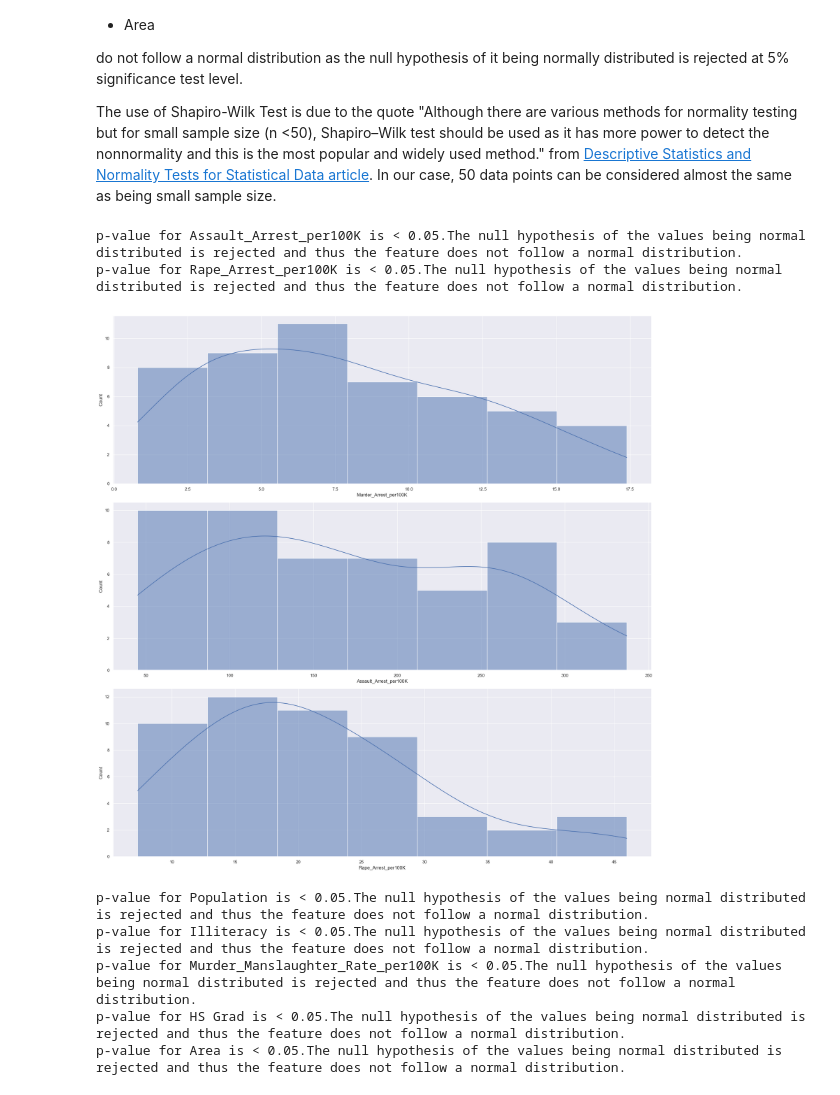
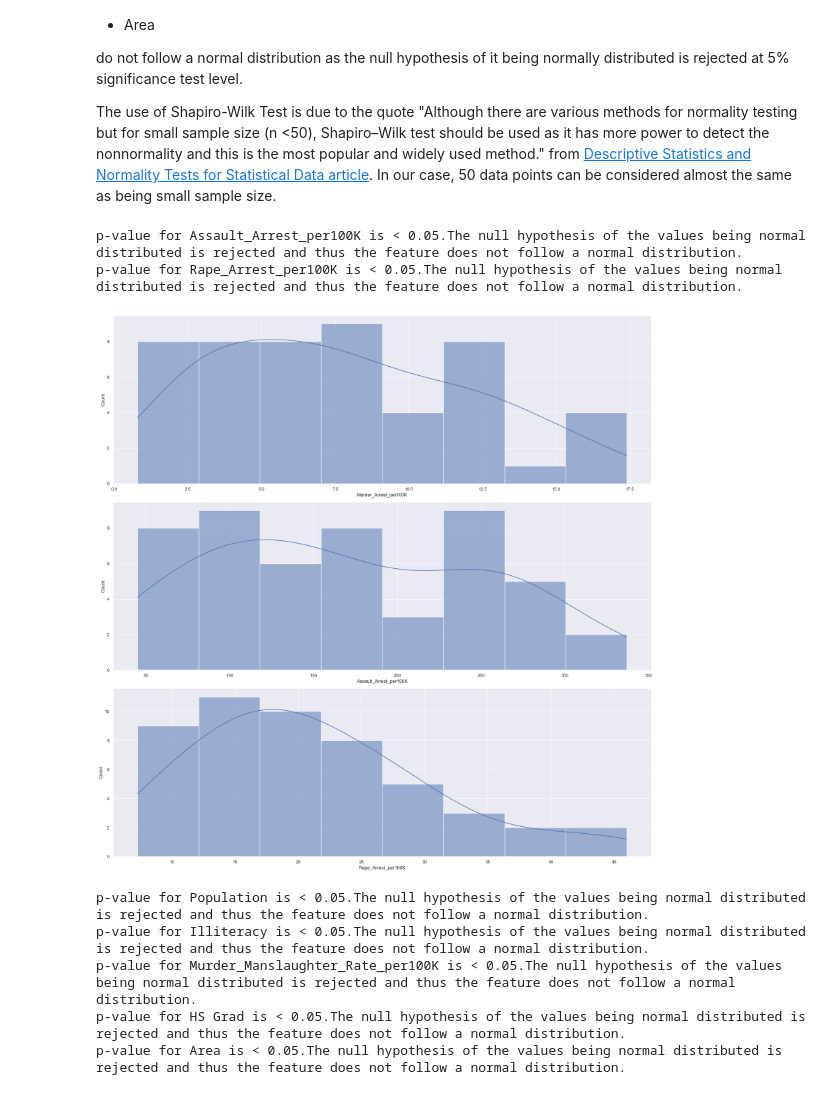
Before and after one commit to qzq92/Some_Job_Technical_Assessment, a Jupyter notebook: Section2_US_Arrests.ipynb, the cells around one changed output. Drawn from its saved outputs; the diff is of its cells as text; code cells hidden in the pictures.

Commit message:
Added plots

```diff
--- a/Section2_US_Arrests.ipynb
+++ b/Section2_US_Arrests.ipynb
@@ -383,25 +407,17 @@ The use of Shapiro-Wilk Test is due to the quote "Although there are various met
 # %%
 alpha_val = 0.05
 fig, ax =plt.subplots(len( arrest_crime_col_list),1, figsize=(20,20))
 for index, col in enumerate(arrest_crime_col_list):
-    sns.histplot(x=col, data=crime_us_data_df, ax=ax[index], kde=True, alpha_val = 0.05
-fig, ax =plt.subplots(len(non_crime_col_list),1, figsize=(20,20))
-for index, col in enumerate(non_crime_col_list):
-    sns.histplot(x=col, data=non_crime_us_data_df, ax=ax[index], kde=True, bins="sqrt")
-    res = stats.shapiro(non_crime_us_data_df[col].values)
-    if res.pvalue < alpha_val:
-        print(f"p-value for {col} is < {alpha_val}.The null hypothesis of the values being normal distributed is rejected and thus the feature does not follow a normal distribution.")
-
-fig.tight_layout())
+    sns.histplot(x=col, data=crime_us_data_df, ax=ax[index], kde=True, bins="sqrt")
     res = stats.shapiro(crime_us_data_df[col].values)
     if res.pvalue < alpha_val:
         print(f"p-value for {col} is < {alpha_val}.The null hypothesis of the values being normal distributed is rejected and thus the feature does not follow a normal distribution.")
 
 fig.tight_layout()
 # %% [output]
 p-value for Assault_Arrest_per100K is < 0.05.The null hypothesis of the values being normal distributed is rejected and thus the feature does not follow a normal distribution.
 p-value for Rape_Arrest_per100K is < 0.05.The null hypothesis of the values being normal distributed is rejected and thus the feature does not follow a normal distribution.
-[figure, old version]
+[figure, new version]
 # %%
 alpha_val = 0.05
 fig, ax =plt.subplots(len(non_crime_col_list),1, figsize=(20,20))
```
Also changed, not shown: parts of 9 cells of this notebook.
